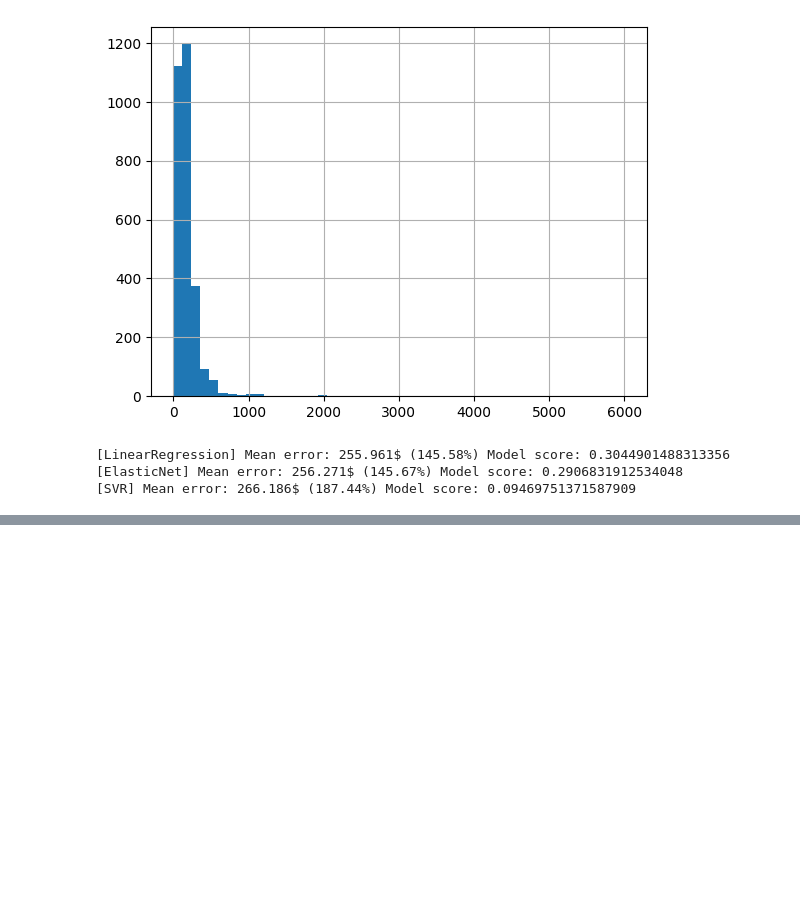
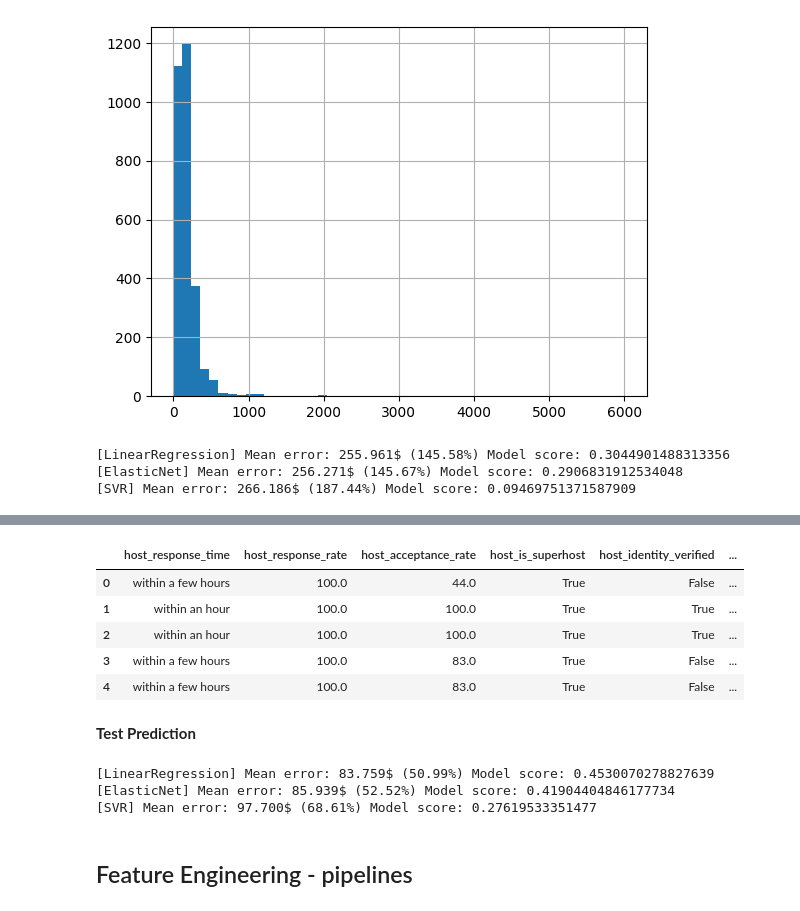
Before and after one commit to icta-tecaji/python-machine-learning-public, a Jupyter notebook: 03_Feature_Engineering/10_General_example.ipynb, the cells around one changed output, grey strips where cells are left out. Saved outputs shown, nothing was run; the diff lists cells and outputs as text; code cells hidden in the pictures; blank space fills up the shorter version.

```diff
--- a/03_Feature_Engineering/10_General_example.ipynb
+++ b/03_Feature_Engineering/10_General_example.ipynb
@@ -145,0 +158,13 @@ run_regression_model(airbnb_boston_numeric, svr_model)
+# %%
+# Working with latitudes and longitudes - Haversine distance from Boston center in km
+from datasist.feature_engineering import haversine_distance
+
+BOSTON_CENTER = (42.355560, -71.05659)
+airbnb_boston["distance_from_downtown"] = haversine_distance(airbnb_boston['latitude'], airbnb_boston['longitude'], BOSTON_CENTER[0], BOSTON_CENTER[1])
+airbnb_boston.drop(columns=["latitude", "longitude"], inplace=True)
+# %%
+# Creating features from date and time
+import datetime
+
+airbnb_boston['host_for_years'] = datetime.date.today().year - airbnb_boston['host_since'].dt.year
+airbnb_boston.drop(columns=["host_since"], inplace=True)
@@ -145,0 +195,24 @@ run_regression_model(airbnb_boston_numeric, svr_model)
+# %%
+airbnb_boston.head()
+# %% [output]
+|  | host_response_time | host_response_rate | host_acceptance_rate | host_is_superhost | host_identity_verified | ... |
+| 0 | within a few hours | 100.0 | 44.0 | True | False | ... |
+| 1 | within an hour | 100.0 | 100.0 | True | True | ... |
+| 2 | within an hour | 100.0 | 100.0 | True | True | ... |
+| 3 | within a few hours | 100.0 | 83.0 | True | False | ... |
+| 4 | within a few hours | 100.0 | 83.0 | True | False | ... |
+# %% [markdown]
+**Test Prediction**
+# %%
+airbnb_boston_numeric = airbnb_boston.select_dtypes(include='number')
+airbnb_boston_numeric.dropna(axis = 0, how ='any', inplace=True)
+
+run_regression_model(airbnb_boston_numeric, linear_model)
+run_regression_model(airbnb_boston_numeric, elastic_model)
+run_regression_model(airbnb_boston_numeric, svr_model)
+# %% [output]
+[LinearRegression] Mean error: 83.759$ (50.99%) Model score: 0.4530070278827639
+[ElasticNet] Mean error: 85.939$ (52.52%) Model score: 0.41904404846177734
+[SVR] Mean error: 97.700$ (68.61%) Model score: 0.27619533351477
+# %% [markdown]
+## Feature Engineering - pipelines
```
Also changed, not shown: parts of 4 cells of this notebook, 3 other files.
